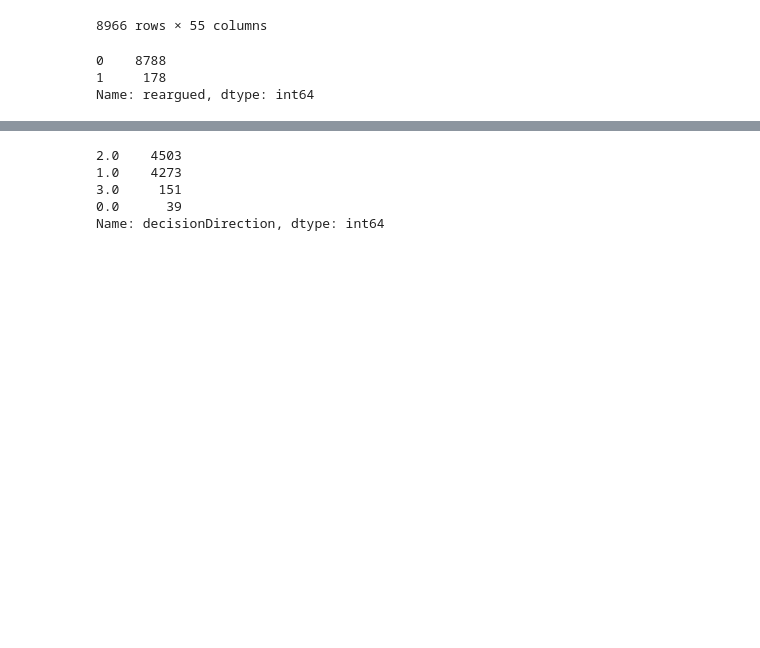
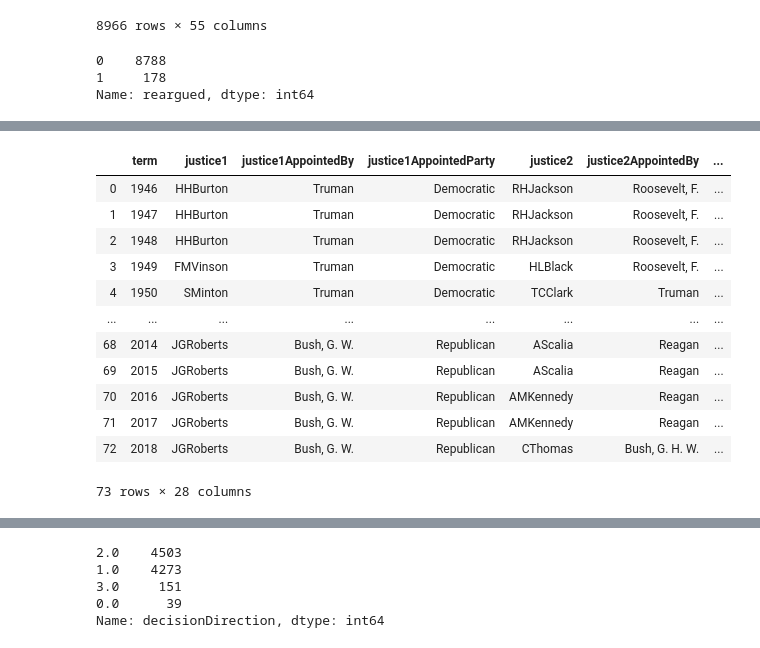
Before and after one commit to milesholtzman/Supreme-Court-Machine-Learning-Model, a Jupyter notebook: mainScript.ipynb, the cells around one changed output, grey strips where cells are left out. Cells and saved outputs as stored; diff of their text form; code cells hidden in the pictures; blank space fills up the shorter version.

Commit message:
added justice-specific features

```diff
--- a/mainScript.ipynb
+++ b/mainScript.ipynb
@@ -167,0 +180,4 @@ preprocessDf = pd.DataFrame({'caseName': caseDf['caseName'], 'chief': chiefEncod
+# %%
+justiceDf = justiceDf.rename(columns={'term': 'term', 1: 'justice1', 3: 'justice2', 5: 'justice3', 7: 'justice4', 9: 'justice5', 11: 'justice6', 13: 'justice7', 15: 'justice8', 17: 'justice9'})
+# %%
+justiceDf = justiceDf[['term', 'justice1', 'justice2', 'justice3', 'justice4', 'justice5', 'justice6', 'justice7', 'justice8', 'justice9']]
@@ -167,0 +220,19 @@ preprocessDf = pd.DataFrame({'caseName': caseDf['caseName'], 'chief': chiefEncod
+# %%
+justiceDf = justiceDf.merge(assocJusticeDf, left_on='justice1', right_on='Name', how='left')
+justiceDf = justiceDf.rename(columns = {'AppointedbyPresident': 'justice1AppointedBy'})
+justiceDf = justiceDf.merge(assocJusticeDf, left_on='justice2', right_on='Name', how='left')
+justiceDf = justiceDf.rename(columns = {'AppointedbyPresident': 'justice2AppointedBy'})
+justiceDf = justiceDf.merge(assocJusticeDf, left_on='justice3', right_on='Name', how='left')
+justiceDf = justiceDf.rename(columns = {'AppointedbyPresident': 'justice3AppointedBy'})
+justiceDf = justiceDf.merge(assocJusticeDf, left_on='justice4', right_on='Name', how='left')
+justiceDf = justiceDf.rename(columns = {'AppointedbyPresident': 'justice4AppointedBy'})
+justiceDf = justiceDf.merge(assocJusticeDf, left_on='justice5', right_on='Name', how='left')
+justiceDf = justiceDf.rename(columns = {'AppointedbyPresident': 'justice5AppointedBy'})
+justiceDf = justiceDf.merge(assocJusticeDf, left_on='justice6', right_on='Name', how='left')
+justiceDf = justiceDf.rename(columns = {'AppointedbyPresident': 'justice6AppointedBy'})
+justiceDf = justiceDf.merge(assocJusticeDf, left_on='justice7', right_on='Name', how='left')
+justiceDf = justiceDf.rename(columns = {'AppointedbyPresident': 'justice7AppointedBy'})
+justiceDf = justiceDf.merge(assocJusticeDf, left_on='justice8', right_on='Name', how='left')
+justiceDf = justiceDf.rename(columns = {'AppointedbyPresident': 'justice8AppointedBy'})
+justiceDf = justiceDf.merge(assocJusticeDf, left_on='justice9', right_on='Name', how='left')
+justiceDf = justiceDf.rename(columns = {'AppointedbyPresident': 'justice9AppointedBy'})
@@ -167,0 +259,19 @@ preprocessDf = pd.DataFrame({'caseName': caseDf['caseName'], 'chief': chiefEncod
+# %%
+justiceDf = justiceDf.merge(presidentsDf, left_on='justice1AppointedBy', right_on='appointedBy', how='left')
+justiceDf = justiceDf.rename(columns = {'appointedParty': 'justice1AppointedParty'})
+justiceDf = justiceDf.merge(presidentsDf, left_on='justice2AppointedBy', right_on='appointedBy', how='left')
+justiceDf = justiceDf.rename(columns = {'appointedParty': 'justice2AppointedParty'})
+justiceDf = justiceDf.merge(presidentsDf, left_on='justice3AppointedBy', right_on='appointedBy', how='left')
+justiceDf = justiceDf.rename(columns = {'appointedParty': 'justice3AppointedParty'})
+justiceDf = justiceDf.merge(presidentsDf, left_on='justice4AppointedBy', right_on='appointedBy', how='left')
+justiceDf = justiceDf.rename(columns = {'appointedParty': 'justice4AppointedParty'})
+justiceDf = justiceDf.merge(presidentsDf, left_on='justice5AppointedBy', right_on='appointedBy', how='left')
+justiceDf = justiceDf.rename(columns = {'appointedParty': 'justice5AppointedParty'})
+justiceDf = justiceDf.merge(presidentsDf, left_on='justice6AppointedBy', right_on='appointedBy', how='left')
+justiceDf = justiceDf.rename(columns = {'appointedParty': 'justice6AppointedParty'})
+justiceDf = justiceDf.merge(presidentsDf, left_on='justice7AppointedBy', right_on='appointedBy', how='left')
+justiceDf = justiceDf.rename(columns = {'appointedParty': 'justice7AppointedParty'})
+justiceDf = justiceDf.merge(presidentsDf, left_on='justice8AppointedBy', right_on='appointedBy', how='left')
+justiceDf = justiceDf.rename(columns = {'appointedParty': 'justice8AppointedParty'})
+justiceDf = justiceDf.merge(presidentsDf, left_on='justice9AppointedBy', right_on='appointedBy', how='left')
+justiceDf = justiceDf.rename(columns = {'appointedParty': 'justice9AppointedParty'})
@@ -167,0 +282,17 @@ preprocessDf = pd.DataFrame({'caseName': caseDf['caseName'], 'chief': chiefEncod
+# %%
+justiceDf = justiceDf[['term', 'justice1', 'justice1AppointedBy', 'justice1AppointedParty', 'justice2', 'justice2AppointedBy', 'justice2AppointedParty', 'justice3', 'justice3AppointedBy', 'justice3AppointedParty', 'justice4', 'justice4AppointedBy', 'justice4AppointedParty', 'justice5', 'justice5AppointedBy', 'justice5AppointedParty', 'justice6', 'justice6AppointedBy', 'justice6AppointedParty', 'justice7', 'justice7AppointedBy', 'justice7AppointedParty', 'justice8', 'justice8AppointedBy', 'justice8AppointedParty', 'justice9', 'justice9AppointedBy', 'justice9AppointedParty']]
+justiceDf
+# %% [output]
+|  | term | justice1 | justice1AppointedBy | justice1AppointedParty | justice2 | justice2AppointedBy | ... |
+| 0 | 1946 | HHBurton | Truman | Democratic | RHJackson | Roosevelt, F. | ... |
+| 1 | 1947 | HHBurton | Truman | Democratic | RHJackson | Roosevelt, F. | ... |
+| 2 | 1948 | HHBurton | Truman | Democratic | RHJackson | Roosevelt, F. | ... |
+| 3 | 1949 | FMVinson | Truman | Democratic | HLBlack | Roosevelt, F. | ... |
+| 4 | 1950 | SMinton | Truman | Democratic | TCClark | Truman | ... |
+| ... | ... | ... | ... | ... | ... | ... | ... |
+| 68 | 2014 | JGRoberts | Bush, G. W. | Republican | AScalia | Reagan | ... |
+| 69 | 2015 | JGRoberts | Bush, G. W. | Republican | AScalia | Reagan | ... |
+| 70 | 2016 | JGRoberts | Bush, G. W. | Republican | AMKennedy | Reagan | ... |
+| 71 | 2017 | JGRoberts | Bush, G. W. | Republican | AMKennedy | Reagan | ... |
+| 72 | 2018 | JGRoberts | Bush, G. W. | Republican | CThomas | Bush, G. H. W. | ... |
+73 rows × 28 columns
```
Also changed, not shown: parts of 51 cells of this notebook, 4 other files.
